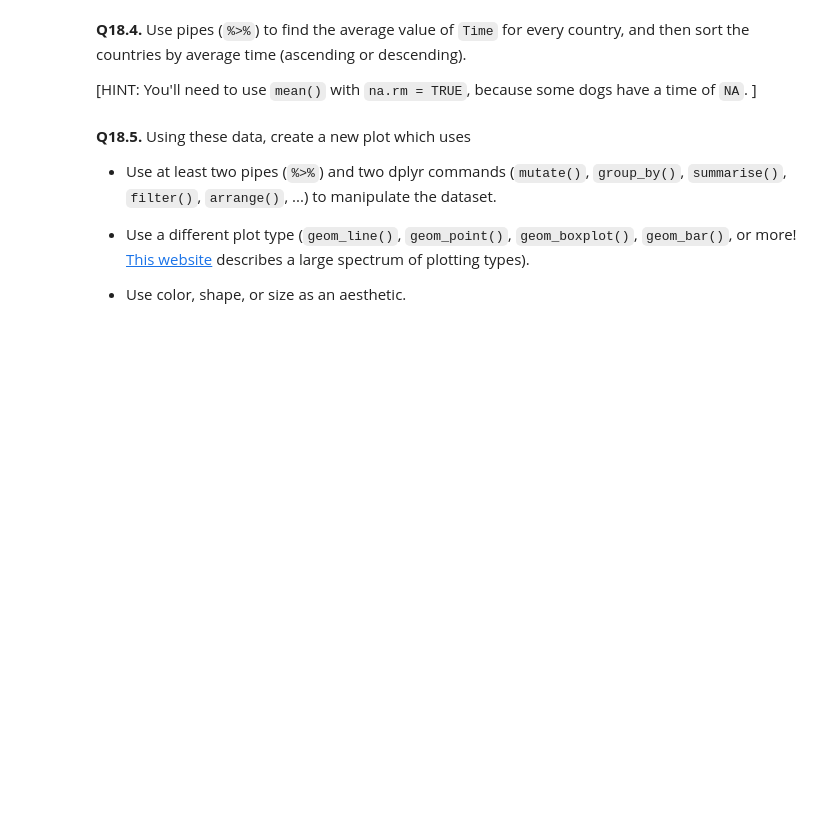
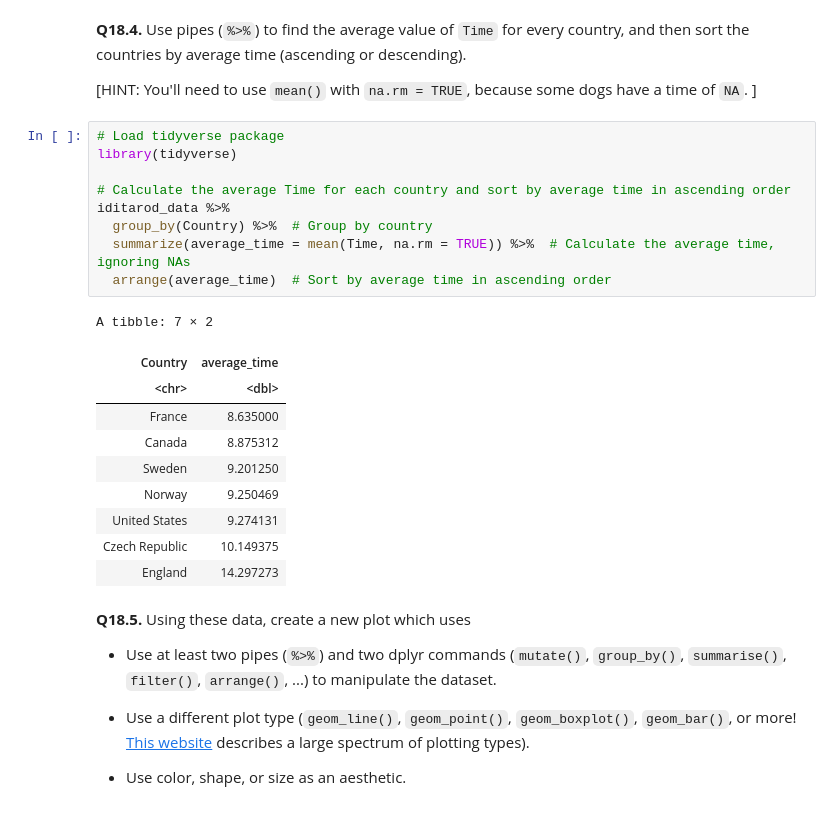
Before and after one commit to vidursaigal/CIS5350-Homework, a Jupyter notebook: Homework_I-2024.ipynb, the cells around one changed output. Saved outputs shown, nothing was run; the diff lists cells and outputs as text; blank space fills up the shorter version.

```diff
--- a/Homework_I-2024.ipynb
+++ b/Homework_I-2024.ipynb
@@ -616,6 +616,26 @@ A data.frame: 6 × 15
 **Q18.4.** Use pipes (`%>%`) to find the average value of `Time` for every country, and then sort the countries by average time (ascending or descending).
 
 [HINT: You'll need to use `mean()` with `na.rm = TRUE`, because some dogs have a time of `NA`. ]
+# %%
+# Load tidyverse package
+library(tidyverse)
+
+# Calculate the average Time for each country and sort by average time in ascending order
+iditarod_data %>%
+  group_by(Country) %>%  # Group by country
+  summarize(average_time = mean(Time, na.rm = TRUE)) %>%  # Calculate the average time, ignoring NAs
+  arrange(average_time)  # Sort by average time in ascending order
+# %% [output]
+A tibble: 7 × 2
+| Country | average_time |
+| <chr> | <dbl> |
+| France | 8.635000 |
+| Canada | 8.875312 |
+| Sweden | 9.201250 |
+| Norway | 9.250469 |
+| United States | 9.274131 |
+| Czech Republic | 10.149375 |
+| England | 14.297273 |
 # %% [markdown]
 **Q18.5.** Using these data, create a new plot which uses
 
```
Also changed, not shown: parts of 3 cells of this notebook.
